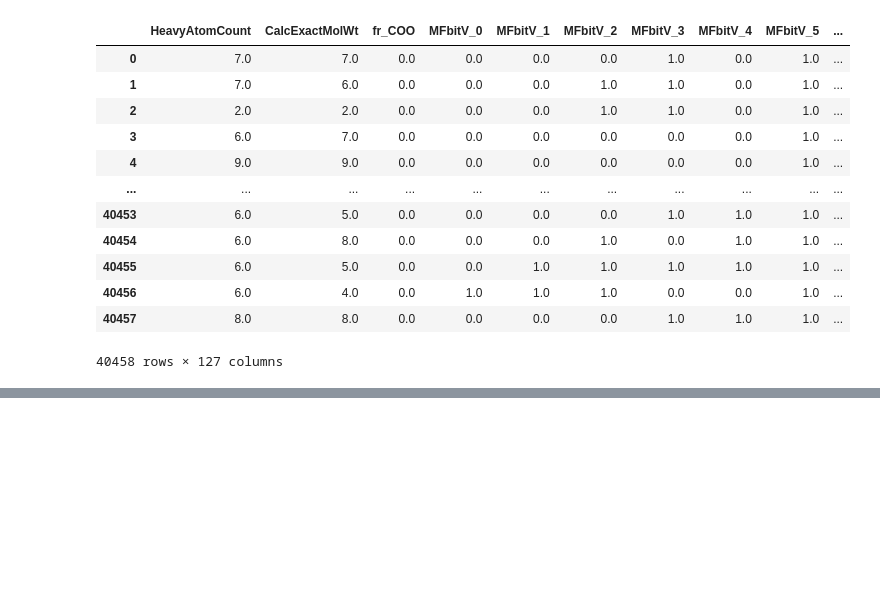
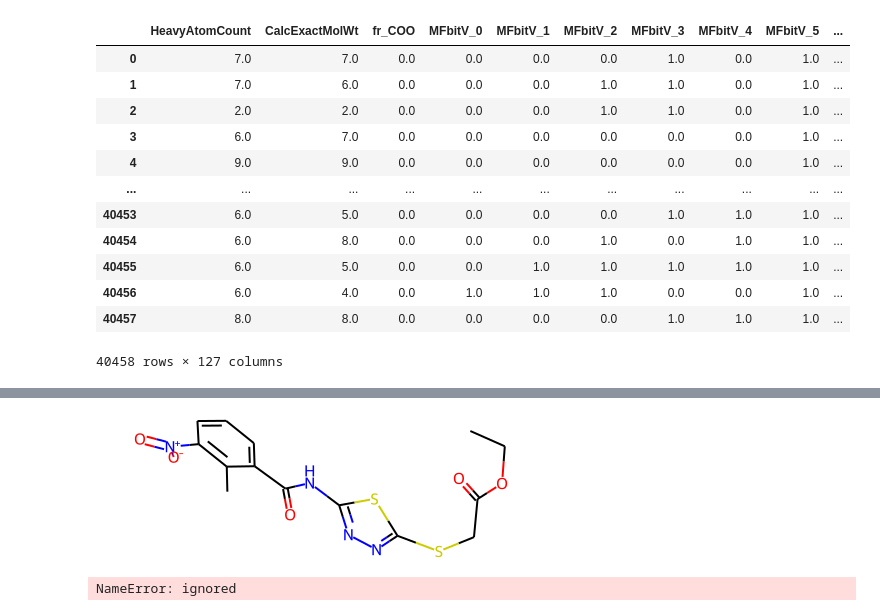
Before and after one commit to Spycsh/DataScienceNoteBooks, a Jupyter notebook: rdkit_challenge.ipynb, the cells around one changed output, grey strips where cells are left out. Drawn from its saved outputs; the diff is of its cells as text; code cells hidden in the pictures; blank space fills up the shorter version.

```diff
--- a/rdkit_challenge.ipynb
+++ b/rdkit_challenge.ipynb
@@ -507,0 +762,28 @@ test_df.to_csv("predicted_result.csv", index=False)
+# %%
+from rdkit.Chem.Descriptors import rdMolDescriptors
+
+def calc_dragon_type_desc(mol):
+ return rdMolDescriptors.CalcAUTOCORR3D(mol) + rdMolDescriptors.CalcMORSE(mol) + \
+        rdMolDescriptors.CalcRDF(mol) + rdMolDescriptors.CalcWHIM(mol)
+# Chem.AddHs(m)
+AllChem.EmbedMolecule(m)
+m
+# %% [output]
+[figure, added]
+# %%
+train_df_copy = train_df.copy()
+
+calc3Dlist = []
+for i,x in enumerate(train_df_copy["SMILES"]):
+  print(i)
+  xx = Chem.MolFromSmiles(x)
+  Chem.AddHs(xx)
+  AllChem.EmbedMolecule(xx)
+  calc3Dlist.append(xx)
+
+calc3Dlist
+# train_df_copy["SMILES"].apply(lambda x: AllChem.EmbedMolecule(Chem.MolFromSmiles(x)))
+# train_df_copy["3D_descriptor"] = [calc_dragon_type_desc(x) for x in train_df_copy["SMILES"]]
+# train_df_copy
+# %% [output]
+NameError: ignored
```
Also changed, not shown: parts of 34 cells of this notebook.
